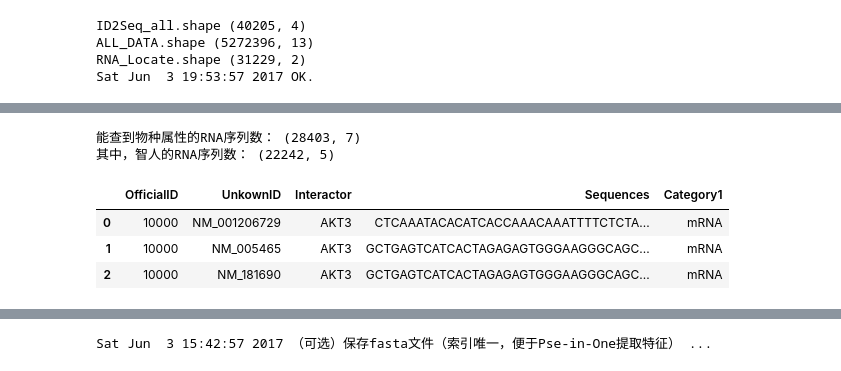
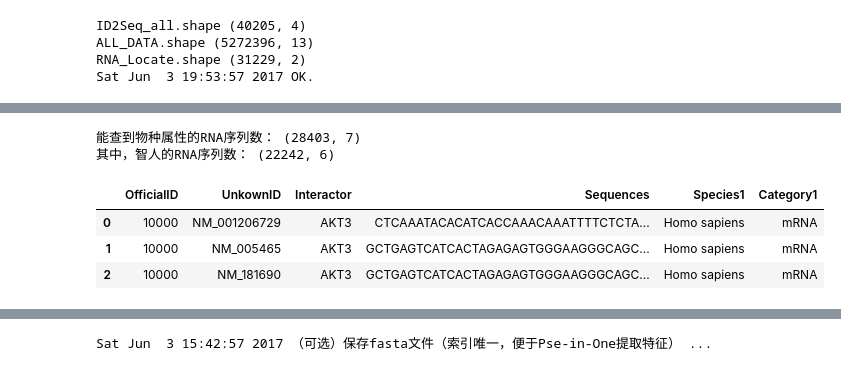
Before and after one commit to ShixiangWan/iPython-Laboratory, a Jupyter notebook: protein.ipynb, the cells around one changed output, grey strips where cells are left out. Drawn from its saved outputs; the diff is of its cells as text; code cells hidden in the pictures.

```diff
--- a/protein.ipynb
+++ b/protein.ipynb
@@ -167,16 +166,17 @@ ALL_DATA_ID1 = ALL_DATA.drop_duplicates('Id1')[['Id1', 'Species1', 'Category1']]
 ID2Seq_all_RNA_Locate = pd.merge(ID2Seq_all, ALL_DATA_ID1, left_on='OfficialID', right_on='Id1')
 # %%
 print '能查到物种属性的RNA序列数：', ID2Seq_all_RNA_Locate.shape
-ID2Seq_all_RNA_Locate_Homo = ID2Seq_all_RNA_Locate[ID2Seq_all_RNA_Locate.Species1 == 'Homo sapiens'].drop(['Id1', 'Species1'], axis=1)
+### Homo sapiens, Mus musculus, Drosophila melanogaster
+ID2Seq_all_RNA_Locate_Homo = ID2Seq_all_RNA_Locate[ID2Seq_all_RNA_Locate.Species1 == 'Homo sapiens'].drop(['Id1'], axis=1)
 print '其中，智人的RNA序列数：', ID2Seq_all_RNA_Locate_Homo.shape
 ID2Seq_all_RNA_Locate_Homo.head(3)
 # %% [output]
 能查到物种属性的RNA序列数： (28403, 7)
-其中，智人的RNA序列数： (22242, 5)
+其中，智人的RNA序列数： (22242, 6)
-|  | OfficialID | UnkownID | Interactor | Sequences | Category1 |
-| 0 | 10000 | NM_001206729 | AKT3 | CTCAAATACACATCACCAAACAAATTTTCTCTA... | mRNA |
-| 1 | 10000 | NM_005465 | AKT3 | GCTGAGTCATCACTAGAGAGTGGGAAGGGCAGC... | mRNA |
-| 2 | 10000 | NM_181690 | AKT3 | GCTGAGTCATCACTAGAGAGTGGGAAGGGCAGC... | mRNA |
+|  | OfficialID | UnkownID | Interactor | Sequences | Species1 | Category1 |
+| 0 | 10000 | NM_001206729 | AKT3 | CTCAAATACACATCACCAAACAAATTTTCTCTA... | Homo sapiens | mRNA |
+| 1 | 10000 | NM_005465 | AKT3 | GCTGAGTCATCACTAGAGAGTGGGAAGGGCAGC... | Homo sapiens | mRNA |
+| 2 | 10000 | NM_181690 | AKT3 | GCTGAGTCATCACTAGAGAGTGGGAAGGGCAGC... | Homo sapiens | mRNA |
 # %%
 ### 统计所有定位并按字母顺序排序
 letter_counts = dict(Counter(RNA_Locate['SubcellularLocalization'].values))
```
Also changed, not shown: parts of 19 cells of this notebook.
